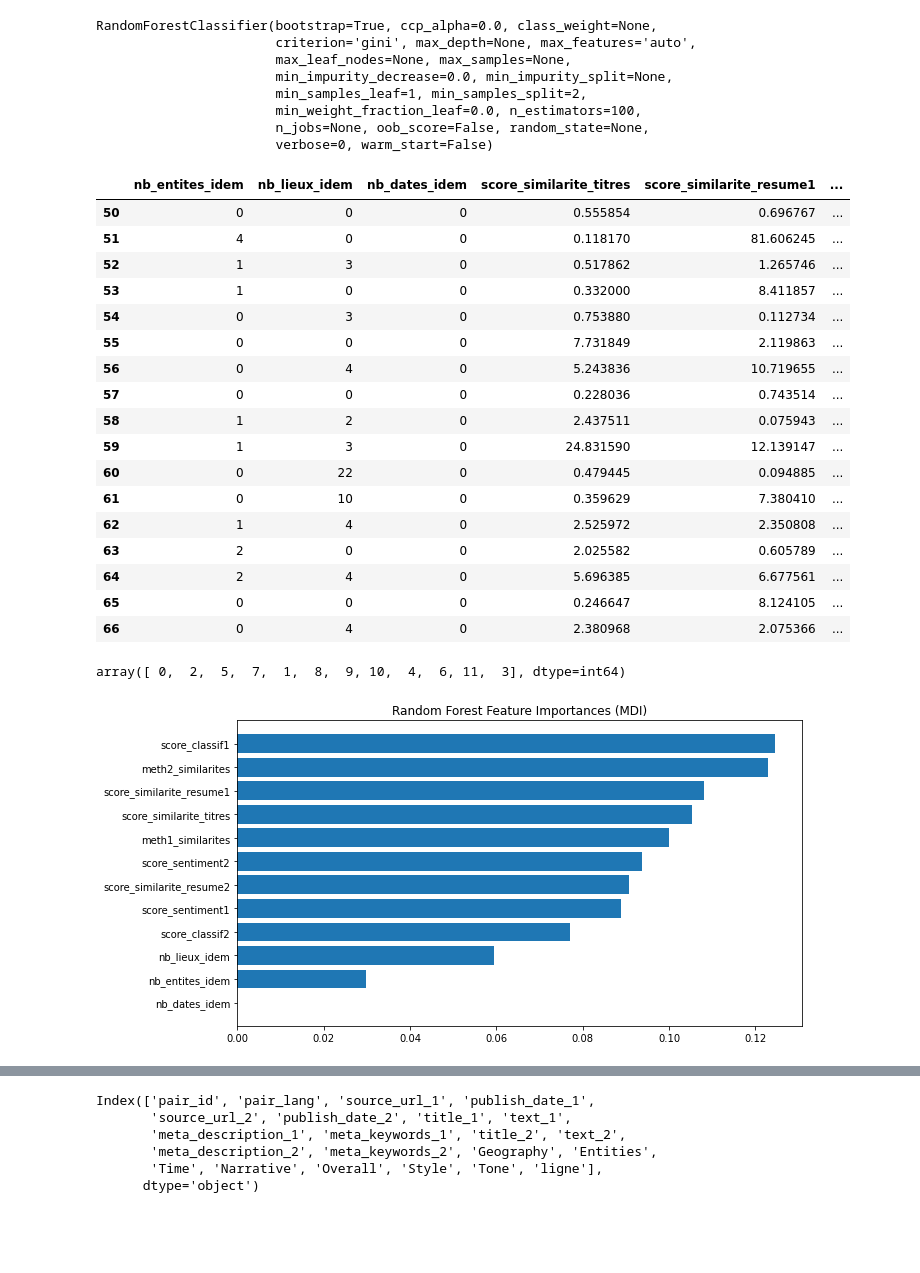
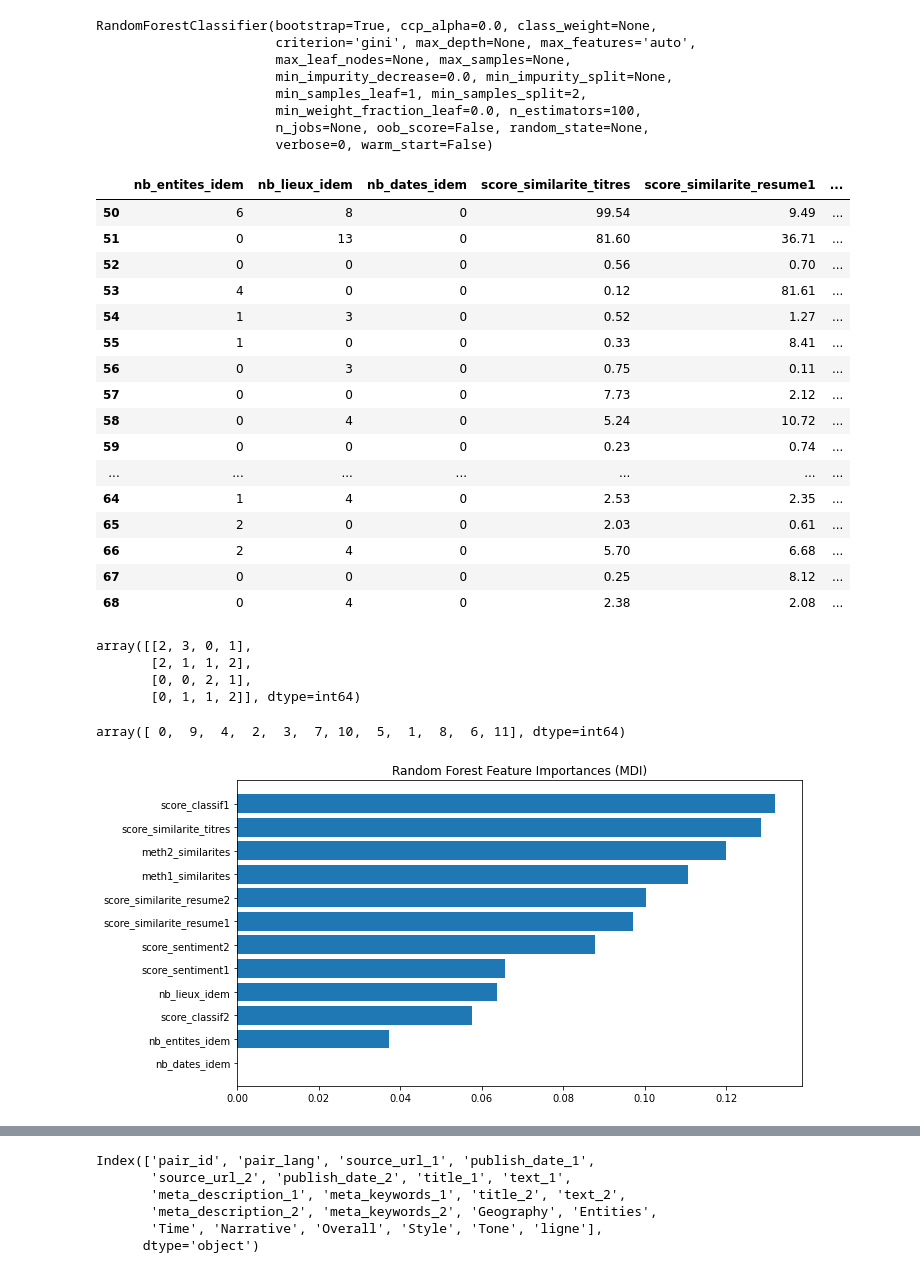
Before and after one commit to sebastiendufour1972/BL.Research-at-SemEval-2022-Task-8, a Jupyter notebook: french/Finalisation_programme_french.ipynb, the cells around one changed output, grey strips where cells are left out. Cells and saved outputs as stored; diff of their text form; code cells hidden in the pictures; blank space fills up the shorter version.

```diff
--- a/french/Finalisation_programme_french.ipynb
+++ b/french/Finalisation_programme_french.ipynb
@@ -510,7 +548,9 @@ def Creation_features_comparaison(df,langue, test_position = [methode1,methode2]
 # %% [markdown]
 ## Classification Sklearn Pycaret
 # %%
-francais = pd.read_csv('corpus_fr_notes2.csv',index_col=0)
+import pandas as pd
+francais = pd.read_csv('corpus_fr_notes.csv',index_col=0)
 # %%
-# attention certains textes ne sont pas fournies et don mis en "Error" : A supprimer donc
-francais[francais.meth1_similarites=='Error']
+# attention certains textes ne sont pas fournies et donc mis en "Error" : A supprimer donc
+# On pourrait éventuellement tester en ne prenant plus les meth similarités ds les predicteurs
+francais = francais[francais.meth1_similarites!='Error']
@@ -692,36 +838,43 @@ RandomForestClassifier(bootstrap=True, ccp_alpha=0.0, class_weight=None,
                        n_jobs=None, oob_score=False, random_state=None,
                        verbose=0, warm_start=False)
 # %%
-# Résultats corrects : 6/17 - 8/17 : 1 d'écart et 3/17 : 2 écart
 res_rf = rf.predict(Xtrain[50:])
-res_rf = pd.concat([Xtrain[50:],ytrain[50:],pd.DataFrame(res_rf,columns = ['RF'],index = range(50,67))],axis=1)
+res_rf = pd.concat([Xtrain[50:],ytrain[50:],pd.DataFrame(res_rf,columns = ['RF'],index = range(50,69))],axis=1)
 res_rf
 # %% [output]
 |  | nb_entites_idem | nb_lieux_idem | nb_dates_idem | score_similarite_titres | score_similarite_resume1 | ... |
-| 50 | 0 | 0 | 0 | 0.555854 | 0.696767 | ... |
-| 51 | 4 | 0 | 0 | 0.118170 | 81.606245 | ... |
-| 52 | 1 | 3 | 0 | 0.517862 | 1.265746 | ... |
-| 53 | 1 | 0 | 0 | 0.332000 | 8.411857 | ... |
-| 54 | 0 | 3 | 0 | 0.753880 | 0.112734 | ... |
-| 55 | 0 | 0 | 0 | 7.731849 | 2.119863 | ... |
-| 56 | 0 | 4 | 0 | 5.243836 | 10.719655 | ... |
-| 57 | 0 | 0 | 0 | 0.228036 | 0.743514 | ... |
-| 58 | 1 | 2 | 0 | 2.437511 | 0.075943 | ... |
-| 59 | 1 | 3 | 0 | 24.831590 | 12.139147 | ... |
-| 60 | 0 | 22 | 0 | 0.479445 | 0.094885 | ... |
-| 61 | 0 | 10 | 0 | 0.359629 | 7.380410 | ... |
-| 62 | 1 | 4 | 0 | 2.525972 | 2.350808 | ... |
-| 63 | 2 | 0 | 0 | 2.025582 | 0.605789 | ... |
-| 64 | 2 | 4 | 0 | 5.696385 | 6.677561 | ... |
-| 65 | 0 | 0 | 0 | 0.246647 | 8.124105 | ... |
-| 66 | 0 | 4 | 0 | 2.380968 | 2.075366 | ... |
+| 50 | 6 | 8 | 0 | 99.54 | 9.49 | ... |
+| 51 | 0 | 13 | 0 | 81.60 | 36.71 | ... |
+| 52 | 0 | 0 | 0 | 0.56 | 0.70 | ... |
+| 53 | 4 | 0 | 0 | 0.12 | 81.61 | ... |
+| 54 | 1 | 3 | 0 | 0.52 | 1.27 | ... |
+| 55 | 1 | 0 | 0 | 0.33 | 8.41 | ... |
+| 56 | 0 | 3 | 0 | 0.75 | 0.11 | ... |
+| 57 | 0 | 0 | 0 | 7.73 | 2.12 | ... |
+| 58 | 0 | 4 | 0 | 5.24 | 10.72 | ... |
+| 59 | 0 | 0 | 0 | 0.23 | 0.74 | ... |
+| ... | ... | ... | ... | ... | ... | ... |
+| 64 | 1 | 4 | 0 | 2.53 | 2.35 | ... |
+| 65 | 2 | 0 | 0 | 2.03 | 0.61 | ... |
+| 66 | 2 | 4 | 0 | 5.70 | 6.68 | ... |
+| 67 | 0 | 0 | 0 | 0.25 | 8.12 | ... |
+| 68 | 0 | 4 | 0 | 2.38 | 2.08 | ... |
+# %%
+# Résultats corrects : 7/19 - 8/19 : 1 d'écart - 3/19 : 2 écart - 1 : 3 catégories écart
+from sklearn.metrics import confusion_matrix
+confusion_matrix(res_rf.Overall,res_rf.RF)
+# %% [output]
+array([[2, 3, 0, 1],
+       [2, 1, 1, 2],
+       [0, 0, 2, 1],
+       [0, 1, 1, 2]], dtype=int64)
 # %%
 from sklearn.inspection import permutation_importance
 result = permutation_importance(rf, Xtrain, ytrain, n_repeats=10, random_state=42, n_jobs=2)
 sorted_idx = result.importances_mean.argsort()
 sorted_idx
 # %% [output]
-array([ 0,  2,  5,  7,  1,  8,  9, 10,  4,  6, 11,  3], dtype=int64)
+array([ 0,  9,  4,  2,  3,  7, 10,  5,  1,  8,  6, 11], dtype=int64)
 # %%
 import matplotlib
 import matplotlib.pyplot as plt
@@ -737,4 +890,4 @@ ax.set_title("Random Forest Feature Importances (MDI)")
 fig.tight_layout()
 plt.show()
 # %% [output]
-[figure, old version]
+[figure, new version]
```
Also changed, not shown: parts of 51 cells of this notebook.
